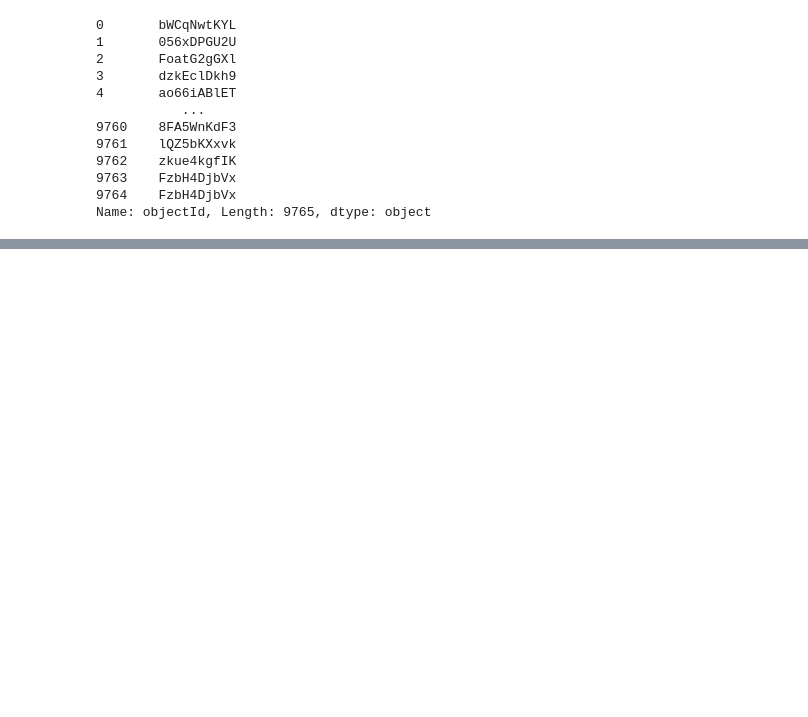
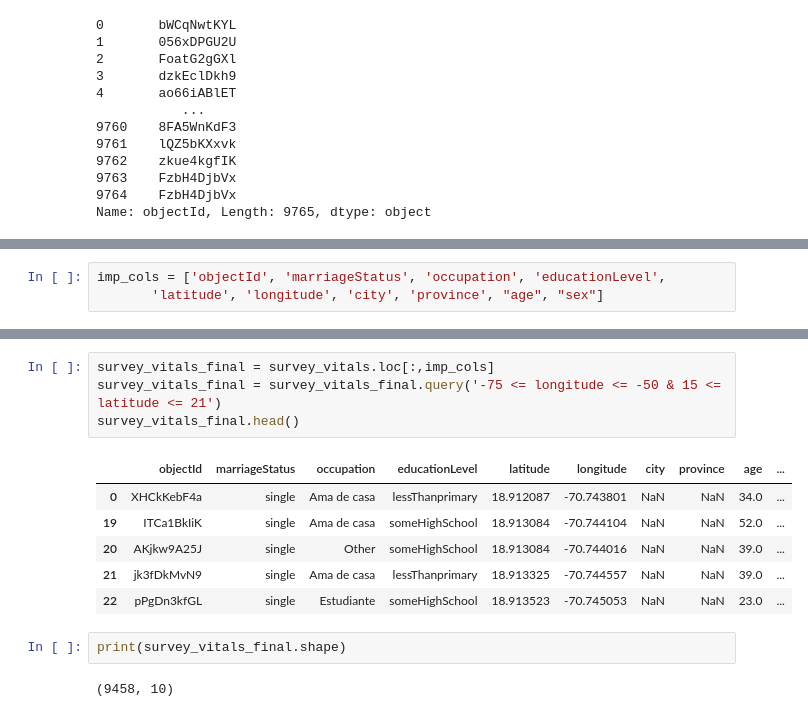
Before and after one commit to hamzabacc/puente, a Jupyter notebook: EDA.ipynb, the cells around one changed output, grey strips where cells are left out. Cells and saved outputs as stored; diff of their text form; blank space fills up the shorter version.

```diff
--- a/EDA.ipynb
+++ b/EDA.ipynb
@@ -831,0 +891,3 @@ True
+# %%
+imp_cols = ['objectId', 'marriageStatus', 'occupation', 'educationLevel',
+       'latitude', 'longitude', 'city', 'province', "age", "sex"]
@@ -831,0 +903,15 @@ True
+# %%
+survey_vitals_final = survey_vitals.loc[:,imp_cols]
+survey_vitals_final = survey_vitals_final.query('-75 <= longitude <= -50 & 15 <= latitude <= 21')
+survey_vitals_final.head()
+# %% [output]
+|  | objectId | marriageStatus | occupation | educationLevel | latitude | longitude | city | province | age | ... |
+| 0 | XHCkKebF4a | single | Ama de casa | lessThanprimary | 18.912087 | -70.743801 | NaN | NaN | 34.0 | ... |
+| 19 | ITCa1BkIiK | single | Ama de casa | someHighSchool | 18.913084 | -70.744104 | NaN | NaN | 52.0 | ... |
+| 20 | AKjkw9A25J | single | Other | someHighSchool | 18.913084 | -70.744016 | NaN | NaN | 39.0 | ... |
+| 21 | jk3fDkMvN9 | single | Ama de casa | lessThanprimary | 18.913325 | -70.744557 | NaN | NaN | 39.0 | ... |
+| 22 | pPgDn3kfGL | single | Estudiante | someHighSchool | 18.913523 | -70.745053 | NaN | NaN | 23.0 | ... |
+# %%
+print(survey_vitals_final.shape)
+# %% [output]
+(9458, 10)
```
Also changed, not shown: parts of 37 cells of this notebook, 6 other files.
